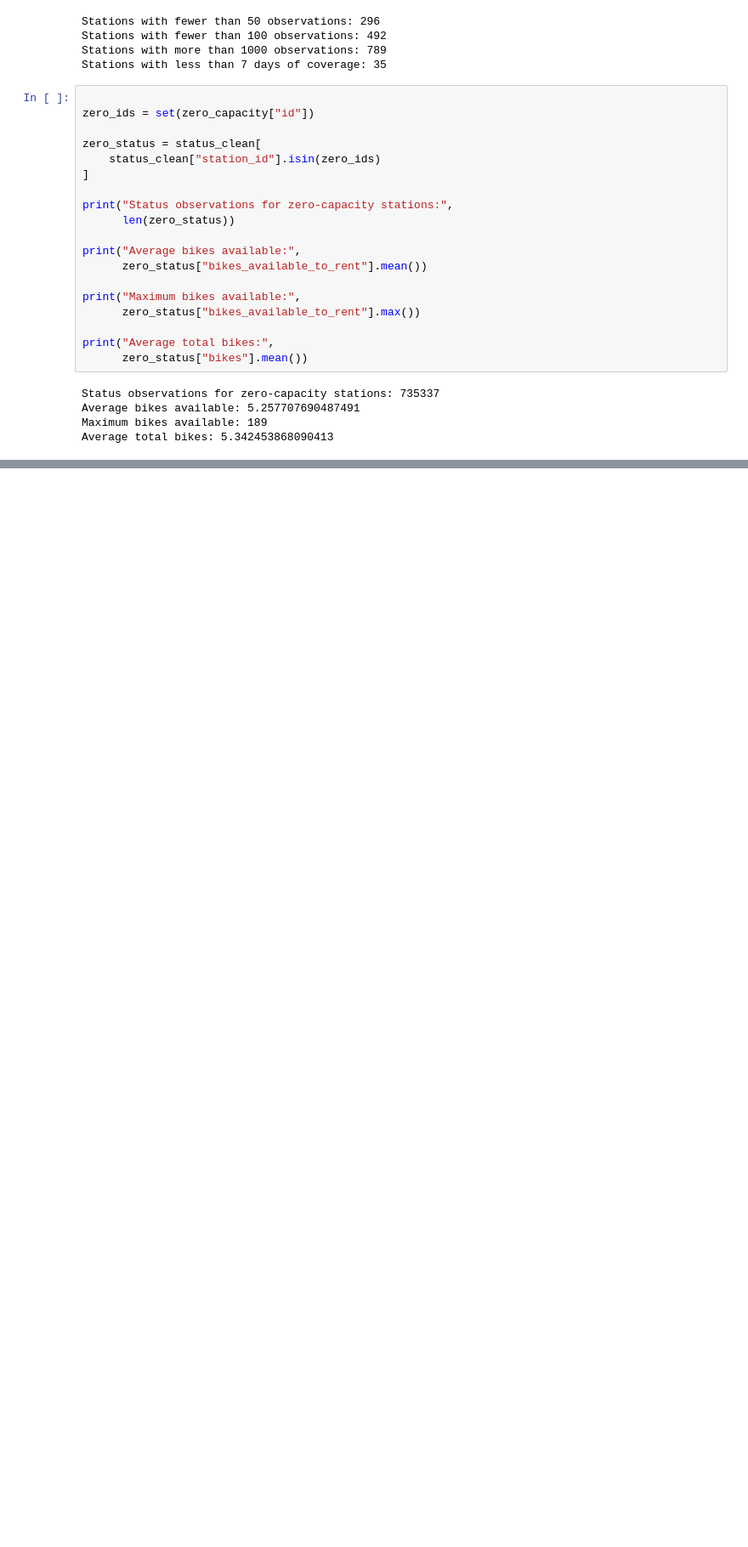
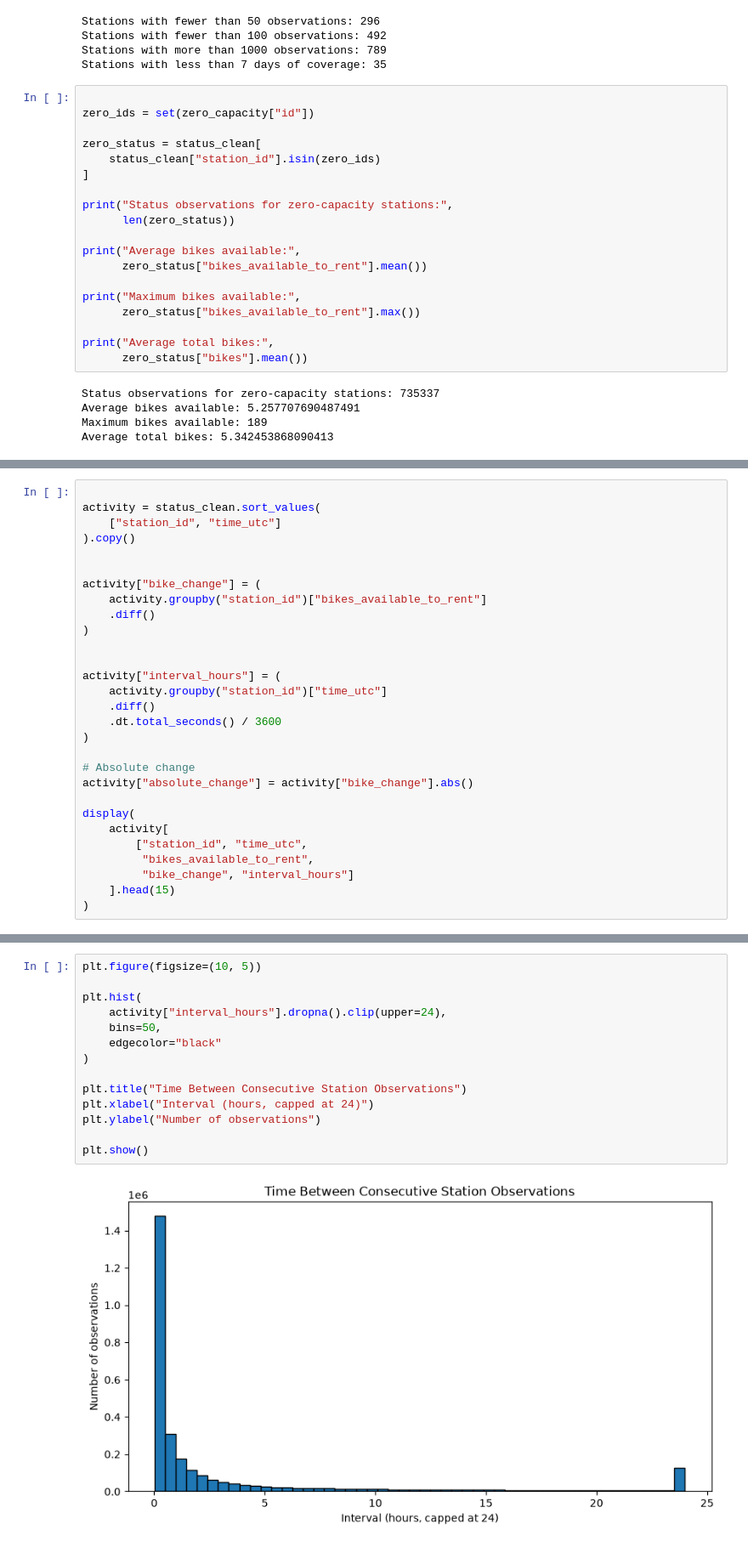
Before and after one commit to haitam-l/Challenge-DASCI, a Jupyter notebook: Notebooks/clustering_trips.ipynb, the cells around one changed output, grey strips where cells are left out. Shown at 85% size. Saved outputs shown, nothing was run; the diff lists cells and outputs as text; blank space fills up the shorter version.

Commit message:
Feat (Analysis): Data cleaning and feature extraction

```diff
--- a/Notebooks/clustering_trips.ipynb
+++ b/Notebooks/clustering_trips.ipynb
@@ -1047,0 +1256,29 @@ Each station will have one row in the resulting feature dataset.
+# %%
+
+activity = status_clean.sort_values(
+    ["station_id", "time_utc"]
+).copy()
+
+
+activity["bike_change"] = (
+    activity.groupby("station_id")["bikes_available_to_rent"]
+    .diff()
+)
+
+
+activity["interval_hours"] = (
+    activity.groupby("station_id")["time_utc"]
+    .diff()
+    .dt.total_seconds() / 3600
+)
+
+# Absolute change
+activity["absolute_change"] = activity["bike_change"].abs()
+
+display(
+    activity[
+        ["station_id", "time_utc",
+         "bikes_available_to_rent",
+         "bike_change", "interval_hours"]
+    ].head(15)
+)
@@ -1047,0 +1321,16 @@ Each station will have one row in the resulting feature dataset.
+# %%
+plt.figure(figsize=(10, 5))
+
+plt.hist(
+    activity["interval_hours"].dropna().clip(upper=24),
+    bins=50,
+    edgecolor="black"
+)
+
+plt.title("Time Between Consecutive Station Observations")
+plt.xlabel("Interval (hours, capped at 24)")
+plt.ylabel("Number of observations")
+
+plt.show()
+# %% [output]
+[figure, added]
```
Also changed, not shown: parts of 81 cells of this notebook.
